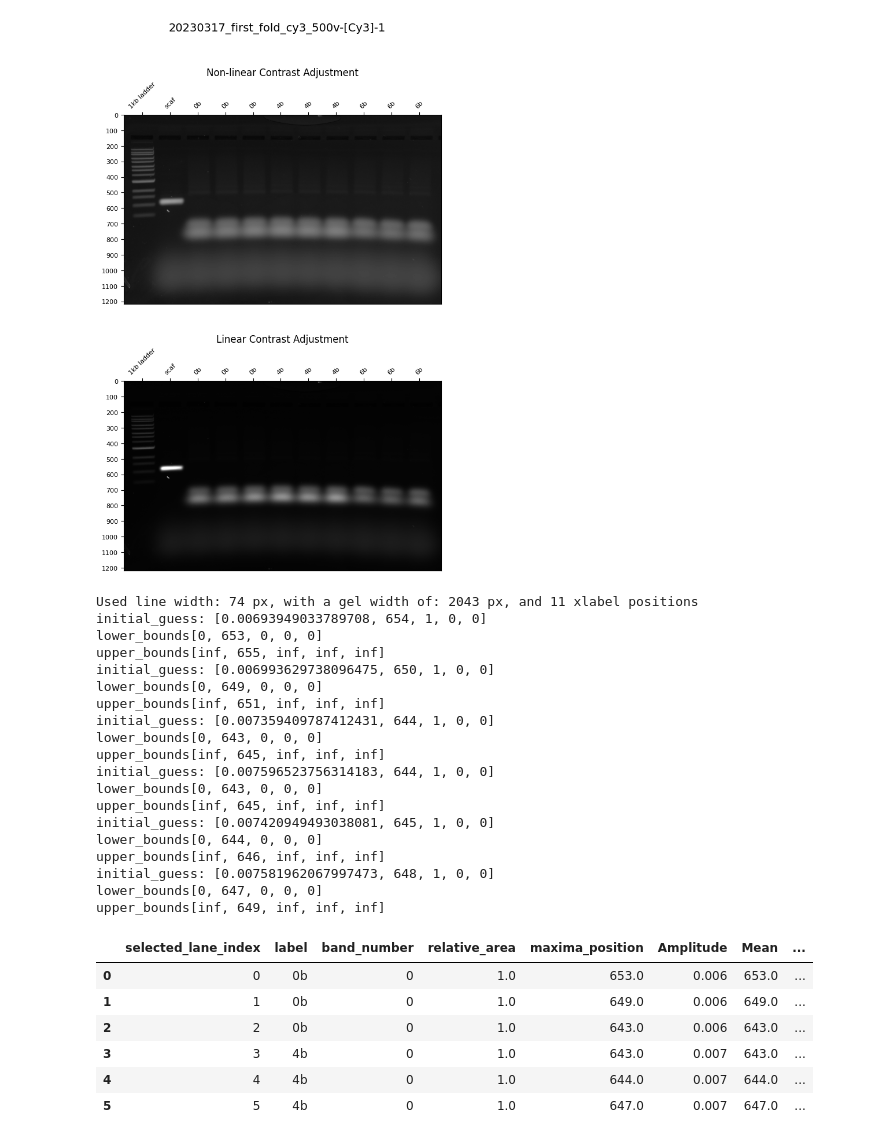
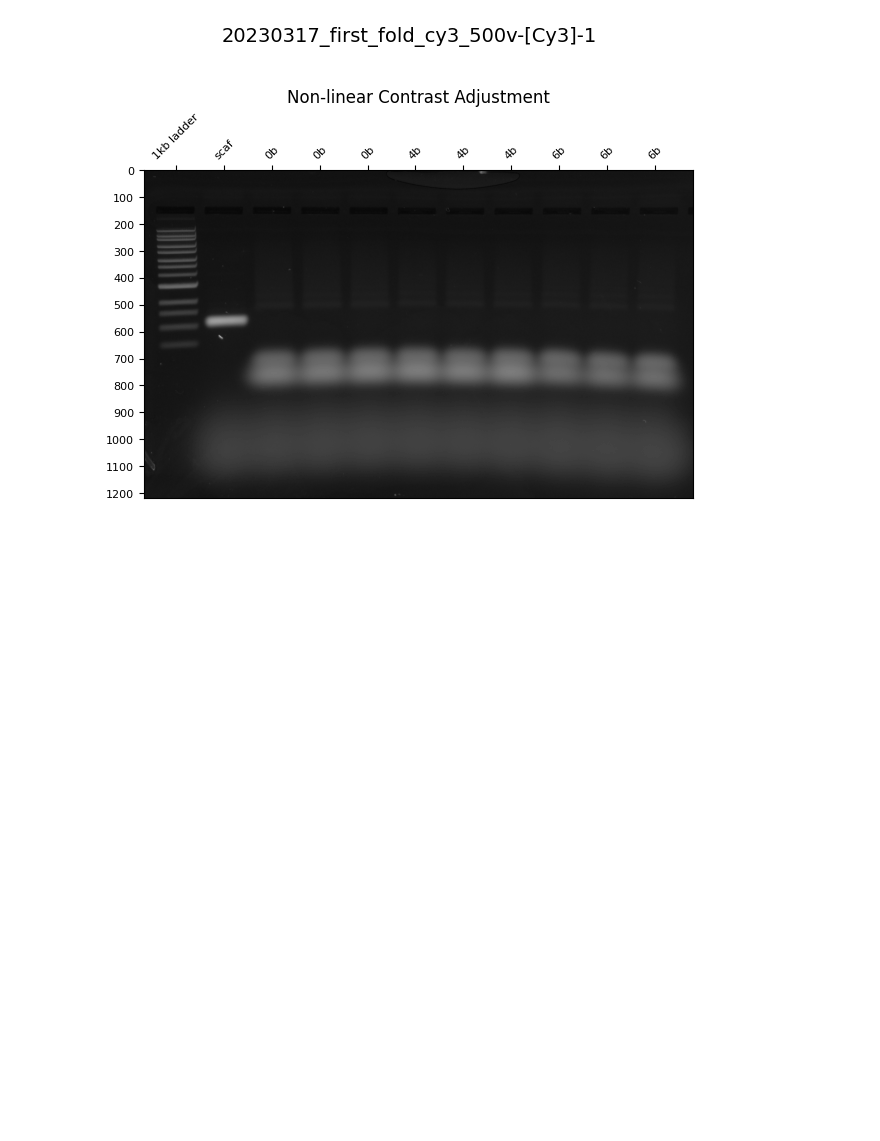
Before and after one commit to ckarfusehr/gelpy, a Jupyter notebook: examples/process_simple_gel.ipynb, the cells around one changed output. Drawn from its saved outputs; the diff is of its cells as text; code cells hidden in the pictures; blank space fills up the shorter version.

Commit message:
Create setup_gel method

```diff
--- a/examples/process_simple_gel.ipynb
+++ b/examples/process_simple_gel.ipynb
@@ -1,47 +1,20 @@
 # %%
 from gelpy import AgaroseGel
 
-gel = AgaroseGel("data/20230317_first_fold_cy3_500v-[Cy3]-1.tif",
-                 labels=['1kb ladder', 'scaf', '0b', '0b', '0b', '4b', '4b', '4b', '6b', '6b', '6b'])
-gel.show_adjusted_images(x_label_pos=(120, 1900, 11), save=True)
-gel.show_line_profiles(select_lanes=["0b", "4b"],
-                       slice_line_profile_length=(100, 900),
-                       fit="gaussian",
-                       maxima_prominence=0.0005, maxima_threshold=0.001,
-                       plot_fits=True,
-                       save=True,
-                       save_name_overview="test0.png",
-                       save_name_fits="fits.png")
-# gel.show_line_profiles(select_lanes=[0],
+gel = AgaroseGel("data/20230317_first_fold_cy3_500v-[Cy3]-1.tif")
+gel.setup_gel(labels=['1kb ladder', 'scaf', '0b', '0b', '0b', '4b', '4b', '4b', '6b', '6b', '6b'], x_label_pos=(120, 1900, 11),
+              show_type="non_linear")
+
+
+
+gel.show_adjusted_images()
+# gel.show_line_profiles(select_lanes=["0b", "4b"],
 #                        slice_line_profile_length=(100, 900),
-#                        fit="emg",
-#                        maxima_prominence=0.0009, maxima_threshold=0.001,
-#                        plot_fits=True)
+#                        fit="gaussian",
+#                        maxima_prominence=0.0005, maxima_threshold=0.001,
+#                        plot_fits=True,
+#                        save=True,
+#                        save_name_overview="test0.png",
+#                        save_name_fits="fits.png")
 # %% [output]
-[figure, old version]
+[figure, new version]
-Used line width: 74 px, with a gel width of: 2043 px, and 11 xlabel positions
-initial_guess: [0.00693949033789708, 654, 1, 0, 0]
-lower_bounds[0, 653, 0, 0, 0]
-upper_bounds[inf, 655, inf, inf, inf]
-initial_guess: [0.006993629738096475, 650, 1, 0, 0]
-lower_bounds[0, 649, 0, 0, 0]
-upper_bounds[inf, 651, inf, inf, inf]
-initial_guess: [0.007359409787412431, 644, 1, 0, 0]
-lower_bounds[0, 643, 0, 0, 0]
-upper_bounds[inf, 645, inf, inf, inf]
-initial_guess: [0.007596523756314183, 644, 1, 0, 0]
-lower_bounds[0, 643, 0, 0, 0]
-upper_bounds[inf, 645, inf, inf, inf]
-initial_guess: [0.007420949493038081, 645, 1, 0, 0]
-lower_bounds[0, 644, 0, 0, 0]
-upper_bounds[inf, 646, inf, inf, inf]
-initial_guess: [0.007581962067997473, 648, 1, 0, 0]
-lower_bounds[0, 647, 0, 0, 0]
-upper_bounds[inf, 649, inf, inf, inf]
-|  | selected_lane_index | label | band_number | relative_area | maxima_position | Amplitude | Mean | ... |
-| 0 | 0 | 0b | 0 | 1.0 | 653.0 | 0.006 | 653.0 | ... |
-| 1 | 1 | 0b | 0 | 1.0 | 649.0 | 0.006 | 649.0 | ... |
-| 2 | 2 | 0b | 0 | 1.0 | 643.0 | 0.006 | 643.0 | ... |
-| 3 | 3 | 4b | 0 | 1.0 | 643.0 | 0.007 | 643.0 | ... |
-| 4 | 4 | 4b | 0 | 1.0 | 644.0 | 0.007 | 644.0 | ... |
-| 5 | 5 | 4b | 0 | 1.0 | 647.0 | 0.007 | 647.0 | ... |
```
Also changed, not shown: parts of 1 cell of this notebook, 3 other files.
